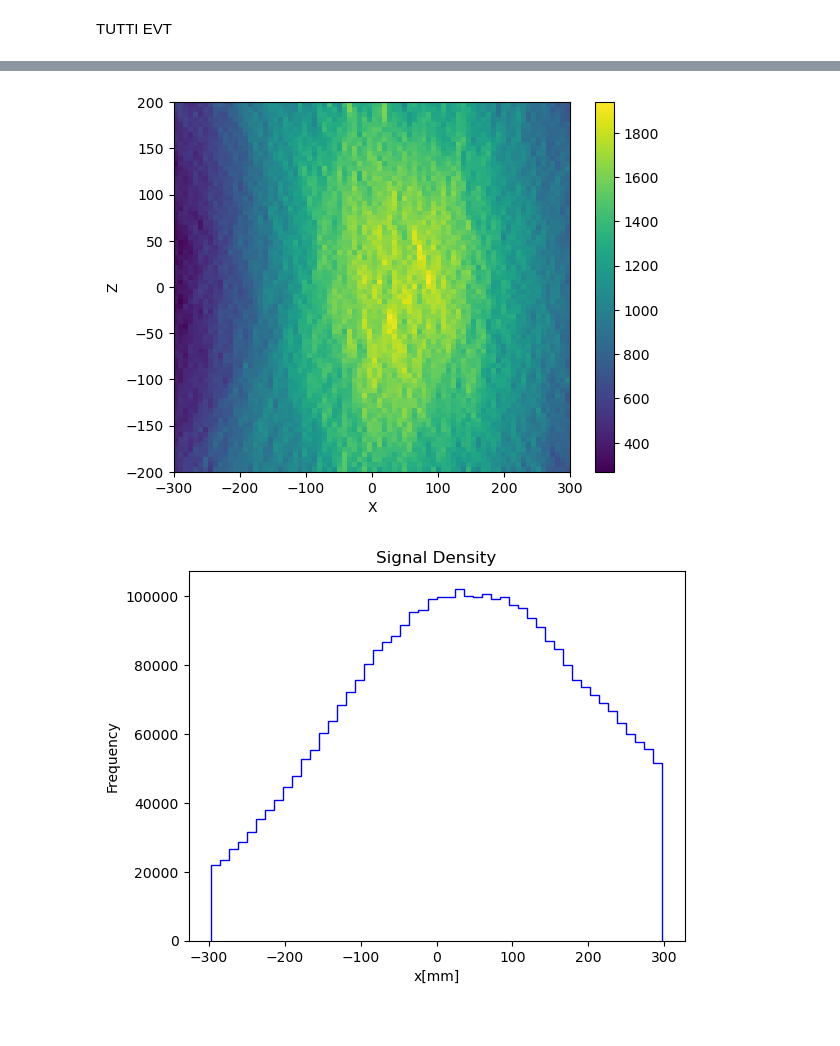
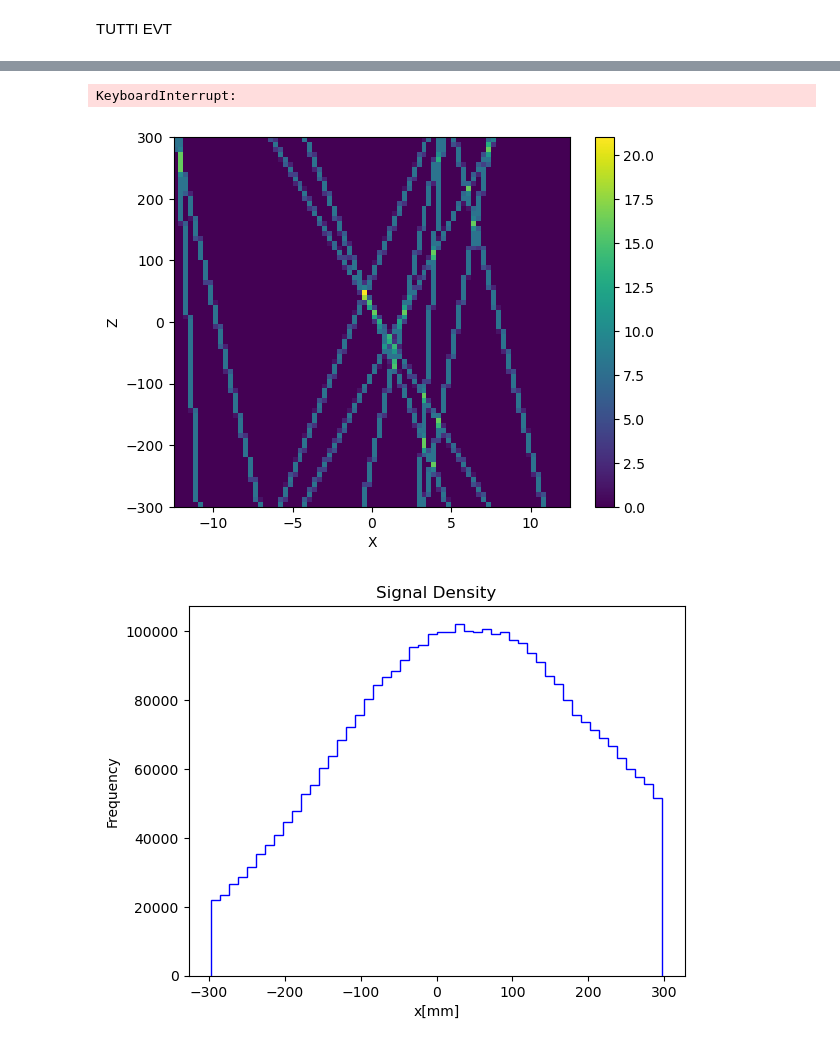
Before and after one commit to francescouni0/Online-Monitoring, a Jupyter notebook: RECONPET3D.ipynb, the cells around one changed output, grey strips where cells are left out. Drawn from its saved outputs; the diff is of its cells as text; code cells hidden in the pictures.

```diff
--- a/RECONPET3D.ipynb
+++ b/RECONPET3D.ipynb
@@ -85,7 +85,7 @@ pairs = pd.merge(data[(data['z'] > 0) & (data['processName'] == 'annihil')],
                  data[(data['z'] < 0) & (data['processName'] == 'annihil')], on='evt')
 
 # Filter pairs with the same event number and a TOF difference < 2ns and same parent ID
-pairs = pairs[(pairs['parentID_x'] == pairs['parentID_y'])]
+#pairs = pairs[(pairs['parentID_x'] == pairs['parentID_y'])]
 # %%
 with pd.option_context('display.max_rows', None, 'display.max_columns', None):  # more options can be specified also
     print(pairs.head(20))
@@ -130,7 +130,7 @@ slope = (x2 - x1)
 # Calculate the y-intercept of the line connecting the two scintillators
 intercept = np.zeros_like(midpoint)
 # Distance between the scintillators
-distance = 300.0  # cm
+distance = 600.0  # cm
 
 y_values = np.zeros_like(x1)
 
@@ -147,11 +147,11 @@ plt.xlabel('x coordinate [cm]')
 plt.ylabel('y coordinate [cm]')
 plt.title('LOR distribution')
 plt.show()
-y=np.linspace(-150,150,300)
+y=np.linspace(-300,300,300)
 
 
 
-lines1 = [LineString([(x1[i], -150), (x2[i], 150)]) for i in range(len(x2))]
+lines1 = [LineString([(x1[i], -300), (x2[i], 300)]) for i in range(len(x2))]
 lines2 = [LineString([(-1000, y[j]), (1000, y[j])]) for j in range(len(y))]
 
 distry=np.zeros((len(x1),len(y)))
@@ -223,3 +225,7 @@ pairs = pairs[(pairs['TOF_x'] - pairs['TOF_y']).abs() < 2]
+# %%
+pairs = pd.merge(data[(data['z'] > 0)],
+                 data[(data['z'] < 0)],how='cross')# Filter pairs with the same event number and a TOF difference < 2ns
+pairs = pairs[(pairs['TOF_x'] - pairs['TOF_y']).abs() < 2]
 # %%
 
 x1 = np.array(pairs['x_x'].head(30000)) # X positions of the first scintillator
@@ -256,8 +262,8 @@ plt.show()
 # %%
-y=np.linspace(-150,150,300)
+y=np.linspace(-300,300,300)
 
 
-lines1 = [LineString([(x1[i], -150), (x2[i], 150)]) for i in range(len(x2))]
+lines1 = [LineString([(x1[i], -300), (x2[i], 300)]) for i in range(len(x2))]
 lines2 = [LineString([(-1000, y[j]), (1000, y[j])]) for j in range(len(y))]
 
 distry=np.zeros((len(x1),len(y)))
@@ -266,26 +272,28 @@ for j in range(len(y)):
     for i in range(len(x2)):
         x = (lines1[i].intersection(lines2[j])).x
         distry[i, j] = x
+# %% [output]
+KeyboardInterrupt:
 # %%
-y = np.linspace(-200,200,distry.shape[1])
+y = np.linspace(-300,300,distry.shape[1])
 
 x_flattened = distry.flatten()
 y_flattened = np.tile(y, distry.shape[0])
 
 mask = ~np.isnan(x_flattened)
 x_filtered1 = x_flattened[mask]
 y_filtered1 = y_flattened[mask]
 
-plt.hist2d(x_filtered1, y_filtered1, bins=[80,75], cmap='viridis',range=[[-300,300],[-200,200]])
+plt.hist2d(x_filtered1, y_filtered1, bins=[80,75], cmap='viridis',range=[[-12.5,12.5],[-300,300]])
 
 plt.colorbar()
 
 plt.xlabel('X')
 plt.ylabel('Z')
 
 plt.show()
 # %% [output]
-[figure, old version]
+[figure, new version]
 # %%
 hist2d, x_edges, y_edges = np.histogram2d(x_filtered1, y_filtered1, bins=(100, 1),range=[[-300,300],[-100,100]])
 
```
Also changed, not shown: parts of 7 cells of this notebook, 7 other files.
